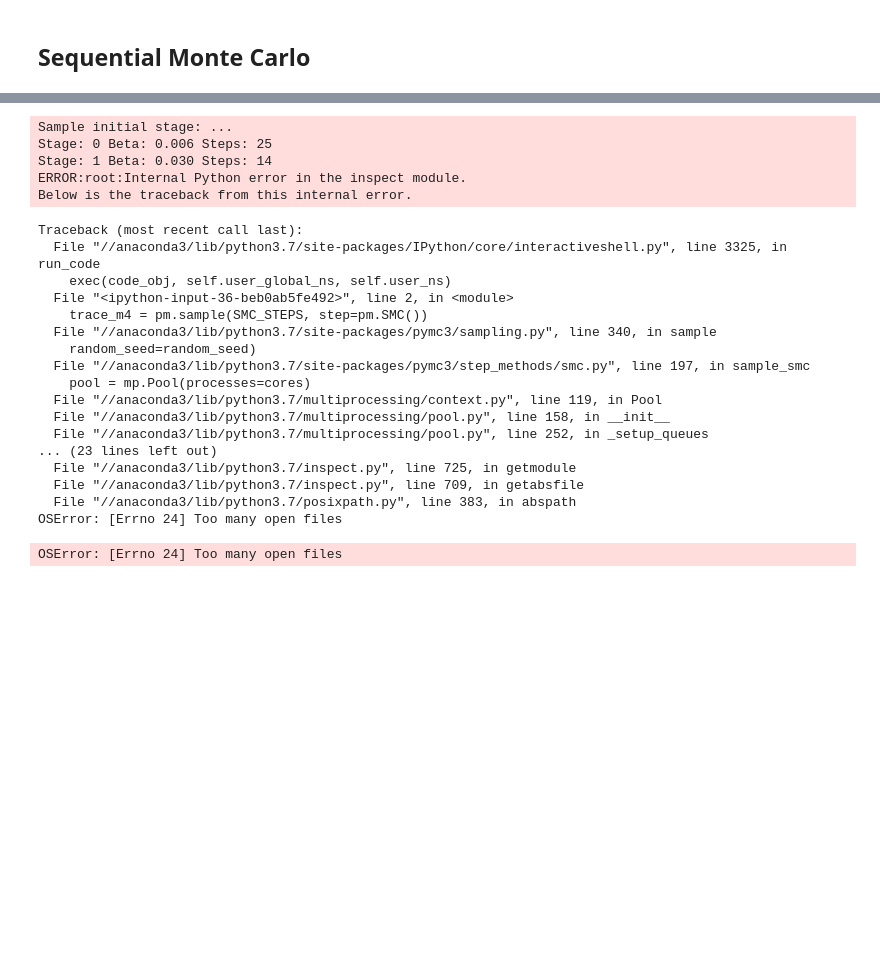
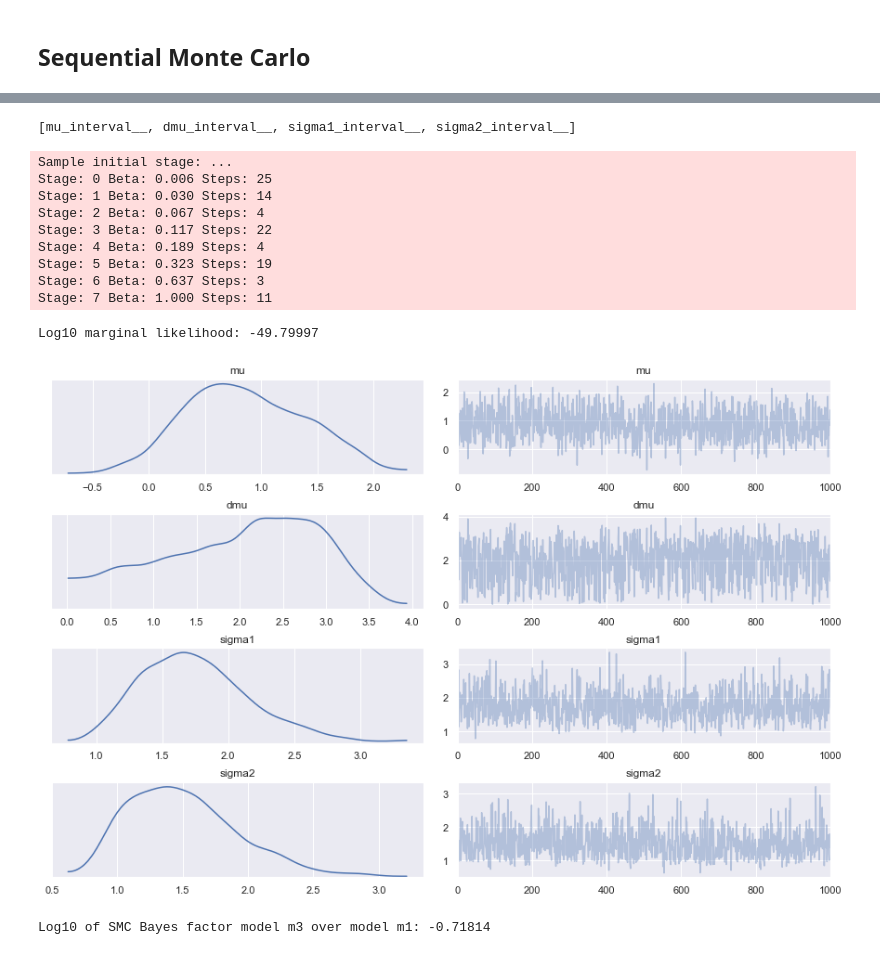
Before and after one commit to nguyentrunghai/BAR_estimator_for_Bayes_factors, a Jupyter notebook: mixture_of_two_gaussians_2.ipynb, the cells around one changed output, grey strips where cells are left out. Drawn from its saved outputs; the diff is of its cells as text; code cells hidden in the pictures; blank space fills up the shorter version.

```diff
--- a/mixture_of_two_gaussians_2.ipynb
+++ b/mixture_of_two_gaussians_2.ipynb
@@ -279,22 +346,22 @@ print(model_m3.vars)
 # %% [markdown]
 ## Model 4
 # %%
-with pm.Model() as model_m4:
-    w = pm.floatX([.5, .5])
-    sigmas = pm.floatX([1., 1])
+def make_model_m4():
+    with pm.Model() as model_m4:
+        w = pm.floatX([.5, .5])
+        sigmas = pm.floatX([1., 1])
+        mu = pm.Uniform("mu", lower=-50, upper=50)
+        dmu = pm.Uniform("dmu", lower=0, upper=50)
+        means = tt.zeros([2])
+        means = tt.set_subtensor(means[0], mu)
+        means = tt.set_subtensor(means[1], mu + dmu)
 
-    mu = pm.Uniform("mu", lower=-50, upper=50)
-    dmu = pm.Uniform("dmu", lower=0, upper=50)
-    means = tt.zeros([2])
-    means = tt.set_subtensor(means[0], mu)
-    means = tt.set_subtensor(means[1], mu + dmu)
+        sigma1 = pm.Uniform("sigma1", lower=0.1, upper=10)
+        sigma2 = pm.Uniform("sigma2", lower=0.1, upper=10)
+        sigmas = tt.zeros([2])
+        sigmas = tt.set_subtensor(sigmas[0], sigma1)
+        sigmas = tt.set_subtensor(sigmas[1], sigma2)
 
-    sigma1 = pm.Uniform("sigma1", lower=0.1, upper=10)
-    sigma2 = pm.Uniform("sigma2", lower=0.1, upper=10)
-    sigmas = tt.zeros([2])
-    sigmas = tt.set_subtensor(sigmas[0], sigma1)
-    sigmas = tt.set_subtensor(sigmas[1], sigma2)
+        obs = pm.NormalMixture("obs", w=w, mu=means, sigma=sigmas, observed=x)
 
-    obs = pm.NormalMixture("obs", w=w, mu=means, sigma=sigmas, observed=x)
-
-print(model_m4.vars)
+    return model_m4
@@ -321,30 +393,31 @@ Log10 marginal likelihood: -60.51919
 # %%
+model_m4 = make_model_m4()
+print(model_m4.vars)
+
 with model_m4:
     trace_m4 = pm.sample(SMC_STEPS, step=pm.SMC())
 pm.traceplot(trace_m4[::10])
 
 print("Log10 marginal likelihood: %0.5f" %(np.log10(model_m4.marginal_likelihood)))
+
+pickle.dump(model_m4, open("data/model_m4_smc.pickle", "wb"))
+del model_m4, trace_m4
 # %% [output]
-Sample initial stage: ...
-Stage: 0 Beta: 0.006 Steps: 25
-Stage: 1 Beta: 0.030 Steps: 14
-ERROR:root:Internal Python error in the inspect module.
-Below is the traceback from this internal error.
+[mu_interval__, dmu_interval__, sigma1_interval__, sigma2_interval__]
-Traceback (most recent call last):
-  File "//anaconda3/lib/python3.7/site-packages/IPython/core/interactiveshell.py", line 3325, in run_code
-    exec(code_obj, self.user_global_ns, self.user_ns)
-  File "<ipython-input-36-beb0ab5fe492>", line 2, in <module>
-    trace_m4 = pm.sample(SMC_STEPS, step=pm.SMC())
-  File "//anaconda3/lib/python3.7/site-packages/pymc3/sampling.py", line 340, in sample
-    random_seed=random_seed)
-  File "//anaconda3/lib/python3.7/site-packages/pymc3/step_methods/smc.py", line 197, in sample_smc
-    pool = mp.Pool(processes=cores)
-  File "//anaconda3/lib/python3.7/multiprocessing/context.py", line 119, in Pool
-  File "//anaconda3/lib/python3.7/multiprocessing/pool.py", line 158, in __init__
-  File "//anaconda3/lib/python3.7/multiprocessing/pool.py", line 252, in _setup_queues
-... (23 lines left out)
-  File "//anaconda3/lib/python3.7/inspect.py", line 725, in getmodule
-  File "//anaconda3/lib/python3.7/inspect.py", line 709, in getabsfile
-  File "//anaconda3/lib/python3.7/posixpath.py", line 383, in abspath
-OSError: [Errno 24] Too many open files
+Sample initial stage: ...
+Stage: 0 Beta: 0.006 Steps: 25
+Stage: 1 Beta: 0.030 Steps: 14
+Stage: 2 Beta: 0.067 Steps: 4
+Stage: 3 Beta: 0.117 Steps: 22
+Stage: 4 Beta: 0.189 Steps: 4
+Stage: 5 Beta: 0.323 Steps: 19
+Stage: 6 Beta: 0.637 Steps: 3
+Stage: 7 Beta: 1.000 Steps: 11
-OSError: [Errno 24] Too many open files
+Log10 marginal likelihood: -49.79997
+[figure, added]
+# %%
+bf_smc_3_vs_1 = bayes_factor_smc(pickle.load(open("data/model_m1_smc.pickle", "rb")),
+                                 pickle.load(open("data/model_m3_smc.pickle", "rb")))
+print("Log10 of SMC Bayes factor model m3 over model m1: %0.5f" % bf_smc_3_vs_1)
+# %% [output]
+Log10 of SMC Bayes factor model m3 over model m1: -0.71814
```
Also changed, not shown: parts of 20 cells of this notebook.
